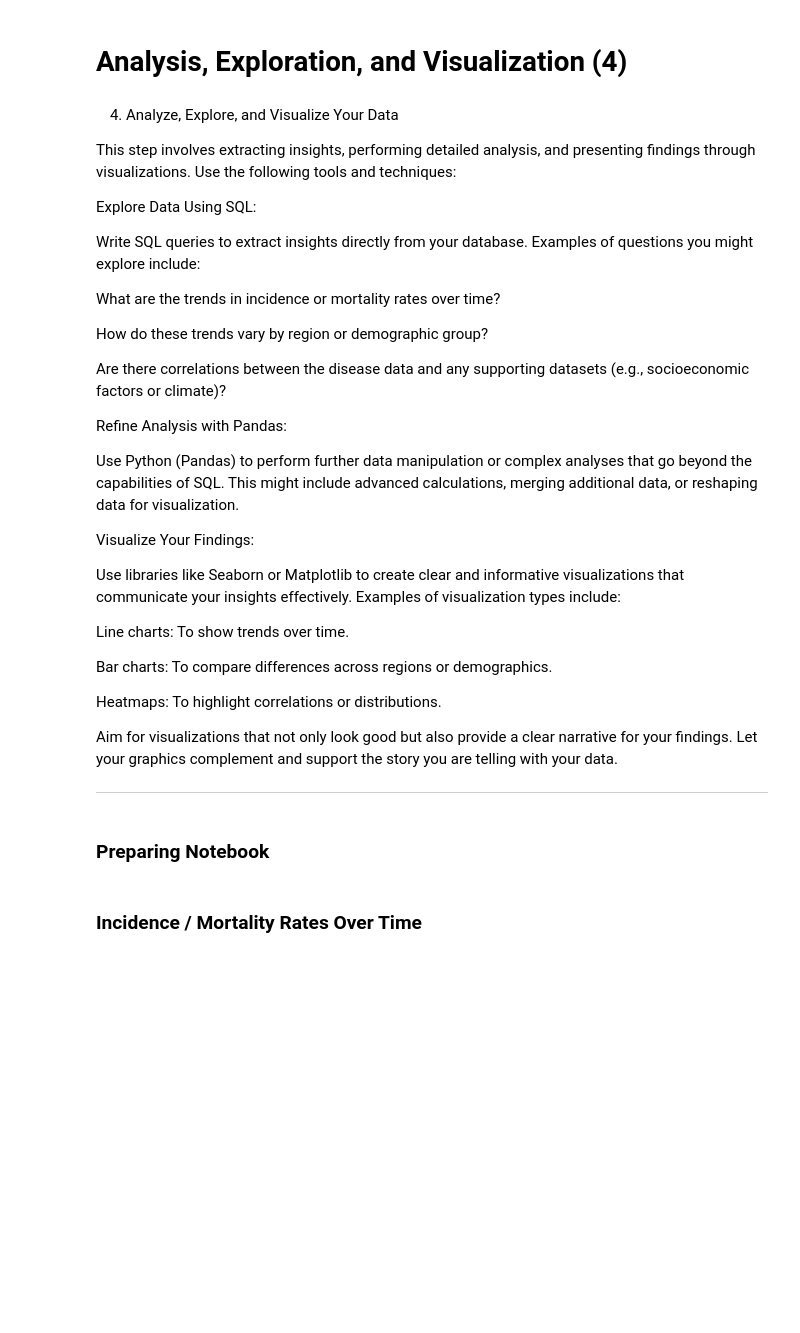
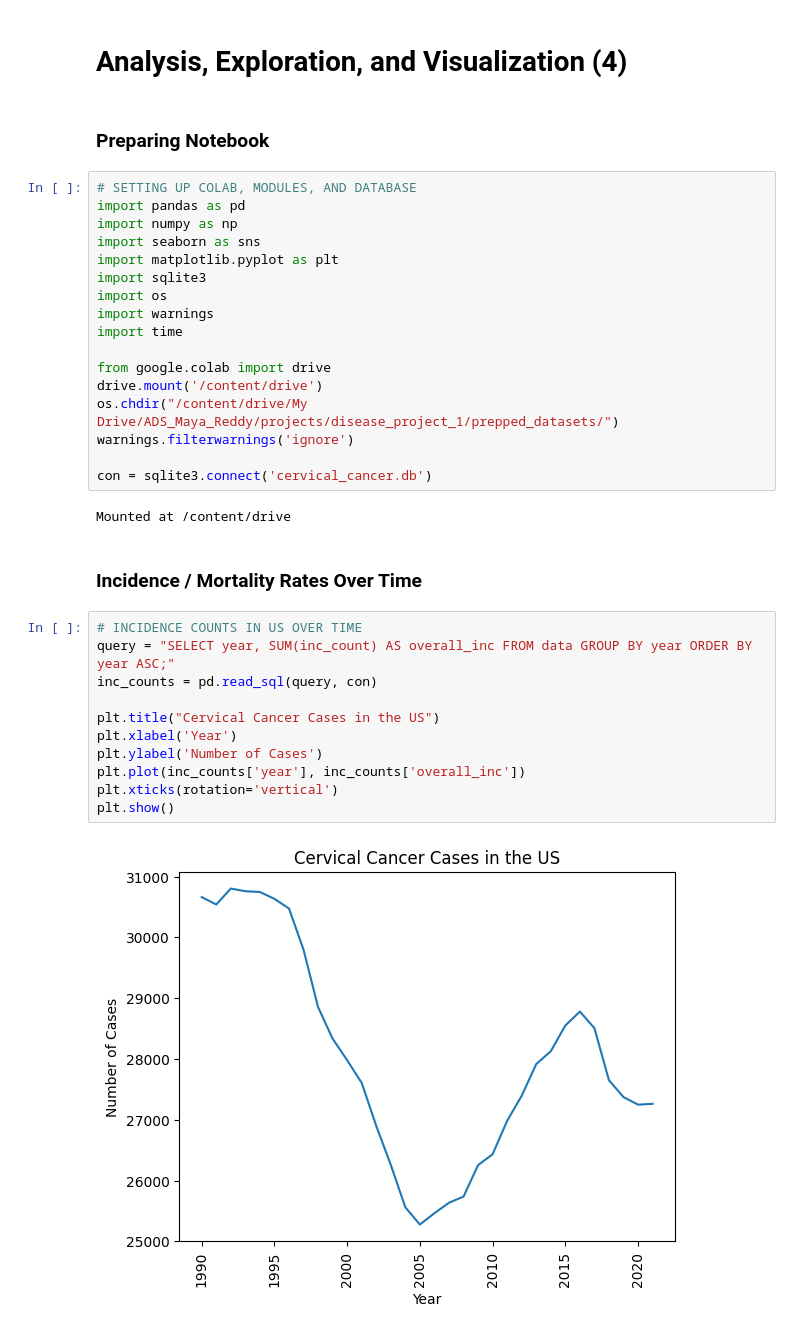
Before and after one commit to maya-papaya/ads1-cervical-cancer-analysis, a Jupyter notebook: Analysis, Exploration, & Visualization (4).ipynb, the cells around one changed output. Saved outputs shown, nothing was run; the diff lists cells and outputs as text; blank space fills up the shorter version.

```diff
--- a/Analysis, Exploration, & Visualization (4).ipynb
+++ b/Analysis, Exploration, & Visualization (4).ipynb
@@ -2,39 +2,39 @@
 <a href="https://colab.research.google.com/github/maya-papaya/ads1-cervical-cancer-analysis/blob/main/Analysis%2C%20Exploration%2C%20%26%20Visualization%20(4).ipynb" target="_parent"><img src="https://colab.research.google.com/assets/colab-badge.svg" alt="Open In Colab"/></a>
 # %% [markdown]
 # Analysis, Exploration, and Visualization (4)
-# %% [markdown]
-4. Analyze, Explore, and Visualize Your Data
-
-This step involves extracting insights, performing detailed analysis, and presenting findings through visualizations. Use the following tools and techniques:
-
-Explore Data Using SQL:
-
-Write SQL queries to extract insights directly from your database. Examples of questions you might explore include:
-
-What are the trends in incidence or mortality rates over time?
-
-How do these trends vary by region or demographic group?
-
-Are there correlations between the disease data and any supporting datasets (e.g., socioeconomic factors or climate)?
-
-Refine Analysis with Pandas:
-
-Use Python (Pandas) to perform further data manipulation or complex analyses that go beyond the capabilities of SQL. This might include advanced calculations, merging additional data, or reshaping data for visualization.
-
-Visualize Your Findings:
-
-Use libraries like Seaborn or Matplotlib to create clear and informative visualizations that communicate your insights effectively. Examples of visualization types include:
-
-Line charts: To show trends over time.
-
-Bar charts: To compare differences across regions or demographics.
-
-Heatmaps: To highlight correlations or distributions.
-
-Aim for visualizations that not only look good but also provide a clear narrative for your findings. Let your graphics complement and support the story you are telling with your data.
-
----
 # %% [markdown]
 ### Preparing Notebook
+# %%
+# SETTING UP COLAB, MODULES, AND DATABASE
+import pandas as pd
+import numpy as np
+import seaborn as sns
+import matplotlib.pyplot as plt
+import sqlite3
+import os
+import warnings
+import time
+
+from google.colab import drive
+drive.mount('/content/drive')
+os.chdir("/content/drive/My Drive/ADS_Maya_Reddy/projects/disease_project_1/prepped_datasets/")
+warnings.filterwarnings('ignore')
+
+con = sqlite3.connect('cervical_cancer.db')
+# %% [output]
+Mounted at /content/drive
 # %% [markdown]
 ### Incidence / Mortality Rates Over Time
+# %%
+# INCIDENCE COUNTS IN US OVER TIME
+query = "SELECT year, SUM(inc_count) AS overall_inc FROM data GROUP BY year ORDER BY year ASC;"
+inc_counts = pd.read_sql(query, con)
+
+plt.title("Cervical Cancer Cases in the US")
+plt.xlabel('Year')
+plt.ylabel('Number of Cases')
+plt.plot(inc_counts['year'], inc_counts['overall_inc'])
+plt.xticks(rotation='vertical')
+plt.show()
+# %% [output]
+[figure, added]
```
Also changed, not shown: parts of 16 cells of this notebook.
